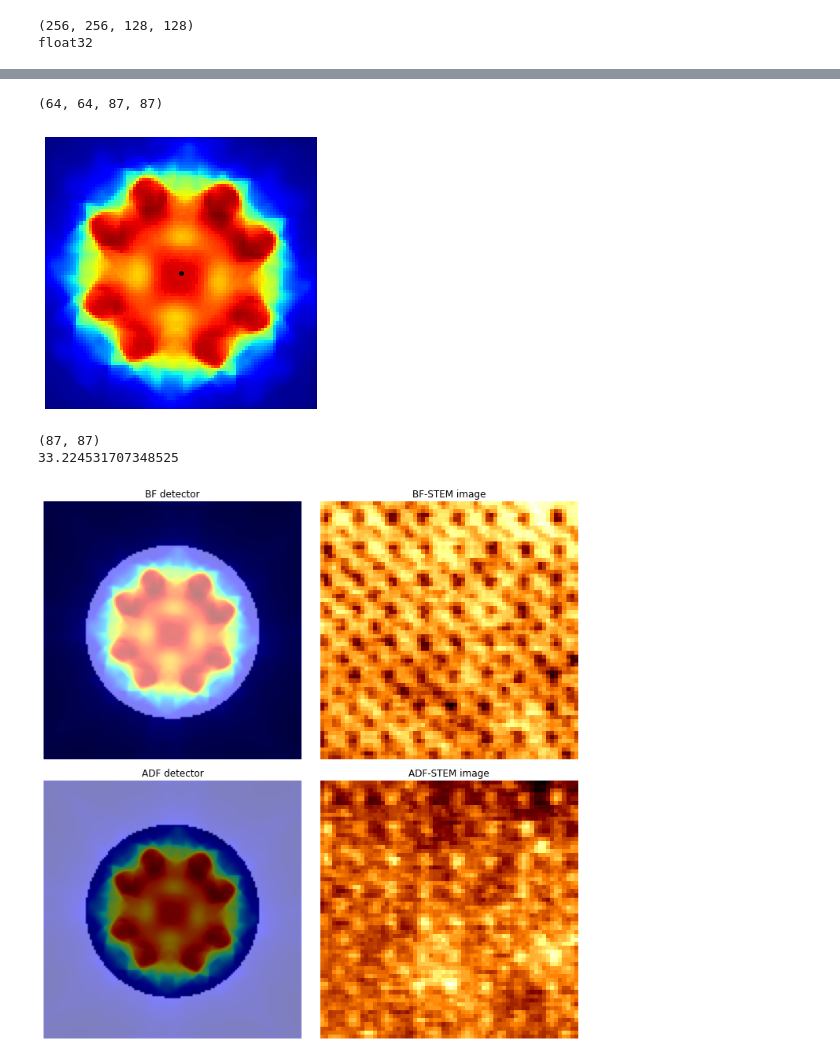
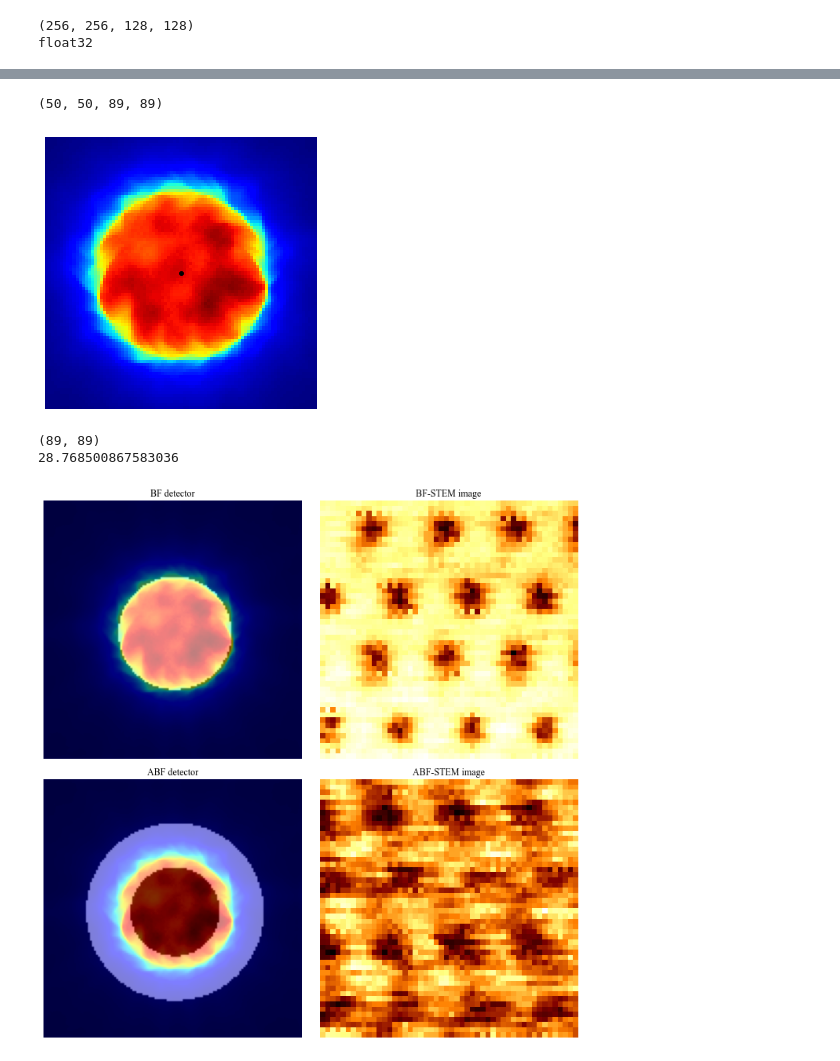
Before and after one commit to jinseuk56/4DSTEM_processing, a Jupyter notebook: SSTEM/symmetry_imaging_prototype.ipynb, the cells around one changed output, grey strips where cells are left out. Saved outputs shown, nothing was run; the diff lists cells and outputs as text; code cells hidden in the pictures.

```diff
--- a/SSTEM/symmetry_imaging_prototype.ipynb
+++ b/SSTEM/symmetry_imaging_prototype.ipynb
@@ -194,8 +238,11 @@ def mirror(data, center):
 # %%
 import tifffile
 import matplotlib.pyplot as plt
+import matplotlib.cm as cm
+import matplotlib.colors as mcolors
 import tkinter.filedialog as tkf
 import time
+plt.rcParams['font.family'] = 'Times New Roman'
 # %%
 raw_adr = tkf.askopenfilename()
 print(raw_adr)
@@ -208,8 +255,8 @@ print(f_stack.dtype)
 # %% [output]
 (256, 256, 128, 128)
 float32
-# %%
-f_stack = f_stack[:64, :64]
+# %%
+f_stack = f_stack[50:100, 50:100]
 # %%
 test = sstem_python(f_stack)
 
@@ -241,22 +288,22 @@ plt.show()
 # %%
-test.disk_extract(buffer_size=10)
+test.disk_extract(buffer_size=15)
 print(test.c_stack.shape)
 
 fig, ax = plt.subplots(1, 1, figsize=(5, 5))
 ax.imshow(test.c_pacbed, cmap="jet")
 ax.scatter(test.c_ct[1], test.c_ct[0], s=15, c="k")
 ax.axis("off")
 plt.show()
 print(test.c_pacbed.shape)
 print(test.least_R)
 # %% [output]
-(64, 64, 87, 87)
+(50, 50, 89, 89)
-[figure, old version]
+[figure, new version]
-(87, 87)
-33.224531707348525
+(89, 89)
+28.768500867583036
 # %%
-BF_det = [0, test.cropped_size]
-ADF_det = [test.cropped_size, 100]
+BF_det = [0, int(test.least_R)]
+ADF_det = [int(test.cropped_size/2), test.cropped_size]
 mrad_per_pixel = 1
 test.virtual_stem(BF_det, ADF_det, mrad_per_pixel)
 
@@ -270,12 +317,12 @@ ax[0][1].set_title("BF-STEM image")
 ax[0][1].axis("off")
 ax[1][0].imshow(test.original_pacbed, cmap="jet")
 ax[1][0].imshow(test.ADF_detector, cmap="gray", alpha=0.5)
-ax[1][0].set_title("ADF detector")
+ax[1][0].set_title("ABF detector")
 ax[1][0].axis("off")
 ax[1][1].imshow(test.ADF_stem, cmap="afmhot")
-ax[1][1].set_title("ADF-STEM image")
+ax[1][1].set_title("ABF-STEM image")
 ax[1][1].axis("off")
 fig.tight_layout()
 plt.show()
 # %% [output]
-[figure, old version]
+[figure, new version]
```
Also changed, not shown: parts of 9 cells of this notebook, 1 other file.
